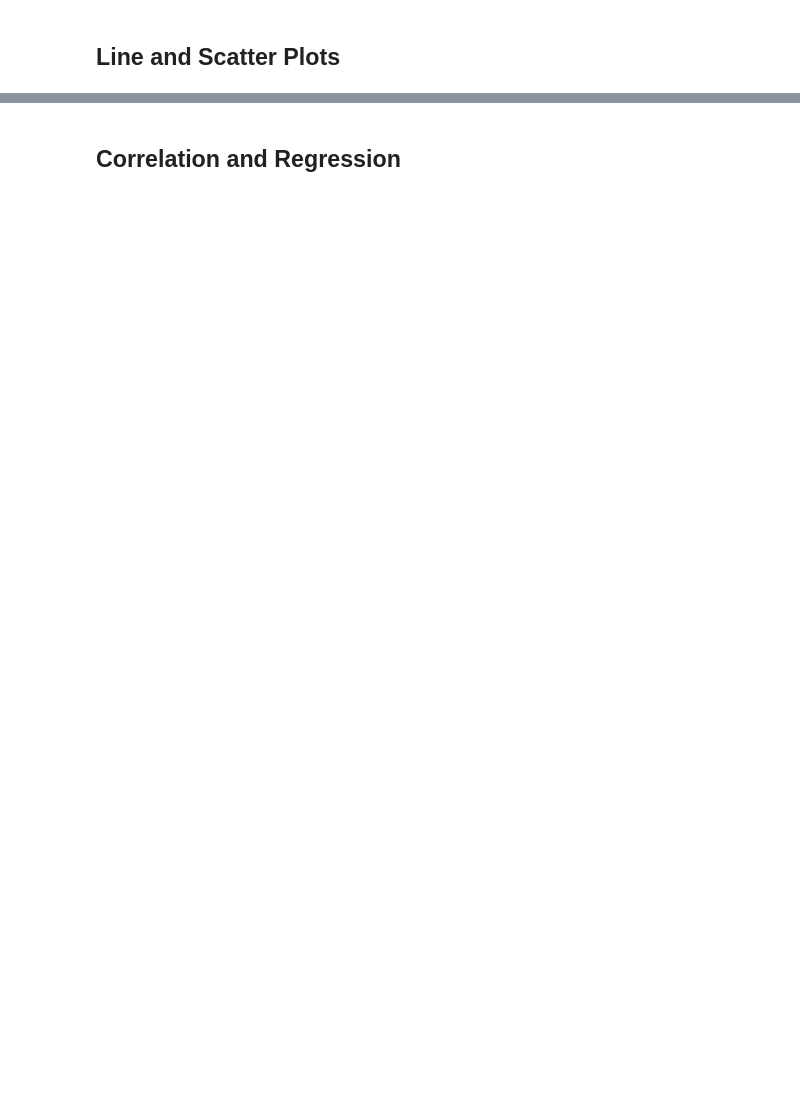
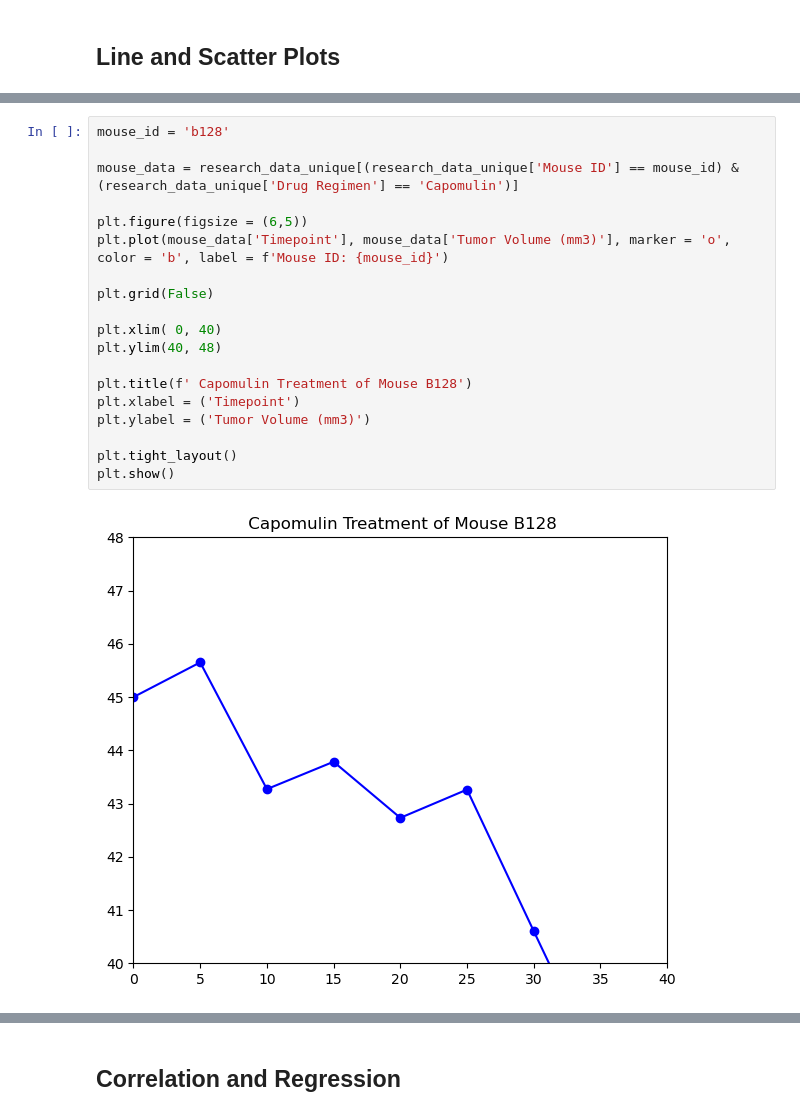
Before and after one commit to FatemaGirnary/Matplotlip_Challenge, a Jupyter notebook: pymaceuticals_starter.ipynb, the cells around one changed output, grey strips where cells are left out. Saved outputs shown, nothing was run; the diff lists cells and outputs as text; blank space fills up the shorter version.

```diff
--- a/pymaceuticals_starter.ipynb
+++ b/pymaceuticals_starter.ipynb
@@ -265,0 +268,21 @@ plt.show()
+# %%
+mouse_id = 'b128'
+
+mouse_data = research_data_unique[(research_data_unique['Mouse ID'] == mouse_id) & (research_data_unique['Drug Regimen'] == 'Capomulin')]
+
+plt.figure(figsize = (6,5))
+plt.plot(mouse_data['Timepoint'], mouse_data['Tumor Volume (mm3)'], marker = 'o', color = 'b', label = f'Mouse ID: {mouse_id}')
+
+plt.grid(False)
+
+plt.xlim( 0, 40)
+plt.ylim(40, 48)
+
+plt.title(f' Capomulin Treatment of Mouse B128')
+plt.xlabel = ('Timepoint')
+plt.ylabel = ('Tumor Volume (mm3)')
+
+plt.tight_layout()
+plt.show()
+# %% [output]
+[figure, added]
```
Also changed, not shown: parts of 12 cells of this notebook.
